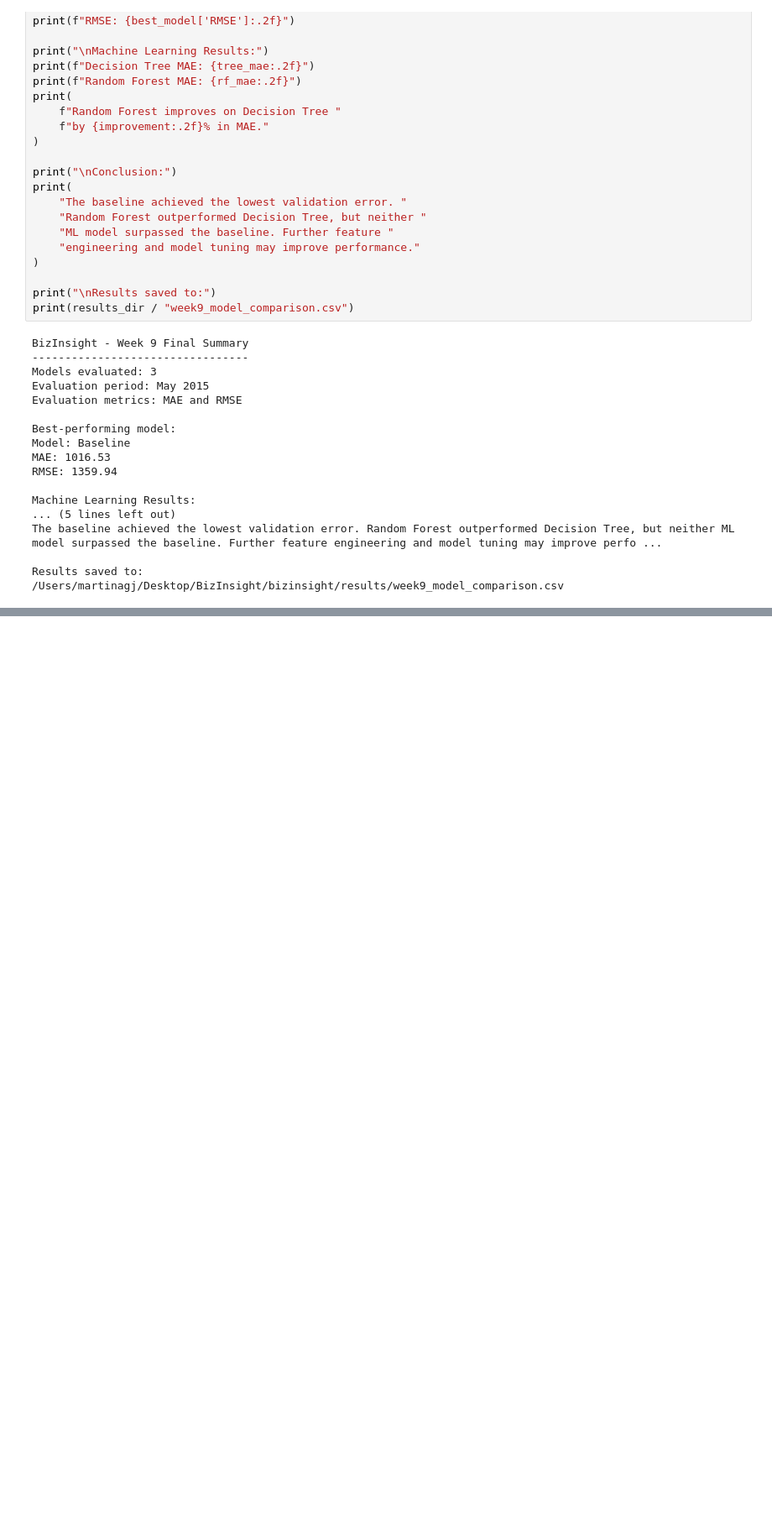
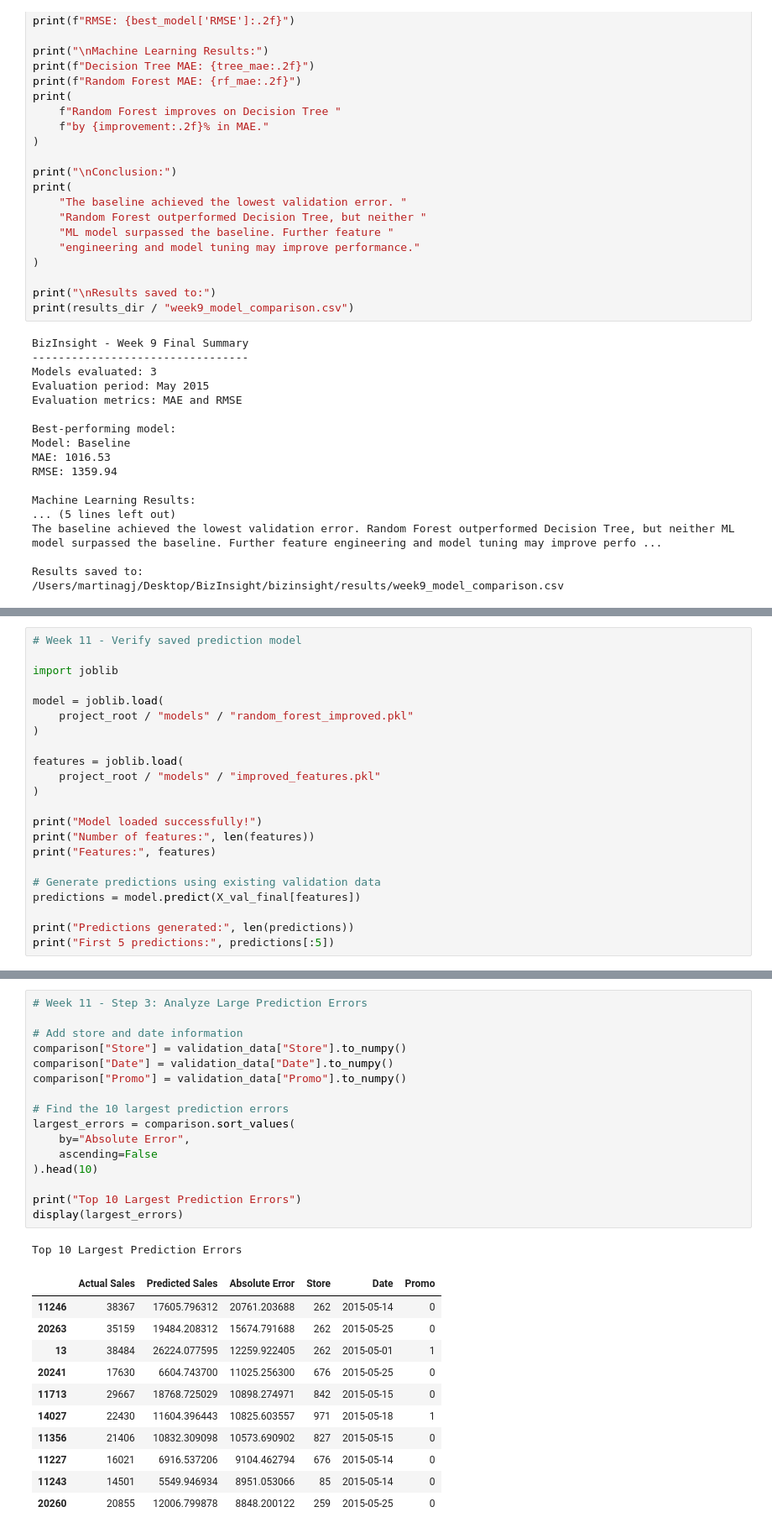
Before and after one commit to BizInsight26/bizinsight, a Jupyter notebook: notebooks/05_ml_experiments.ipynb, the cells around one changed output, grey strips where cells are left out. Shown at 84% size. Drawn from its saved outputs; the diff is of its cells as text; blank space fills up the shorter version.

```diff
--- a/notebooks/05_ml_experiments.ipynb
+++ b/notebooks/05_ml_experiments.ipynb
@@ -377,0 +1124,22 @@ Results saved to:
+# %%
+# Week 11 - Verify saved prediction model
+
+import joblib
+
+model = joblib.load(
+    project_root / "models" / "random_forest_improved.pkl"
+)
+
+features = joblib.load(
+    project_root / "models" / "improved_features.pkl"
+)
+
+print("Model loaded successfully!")
+print("Number of features:", len(features))
+print("Features:", features)
+
+# Generate predictions using existing validation data
+predictions = model.predict(X_val_final[features])
+
+print("Predictions generated:", len(predictions))
+print("First 5 predictions:", predictions[:5])
@@ -377,0 +1201,29 @@ Results saved to:
+# %%
+# Week 11 - Step 3: Analyze Large Prediction Errors
+
+# Add store and date information
+comparison["Store"] = validation_data["Store"].to_numpy()
+comparison["Date"] = validation_data["Date"].to_numpy()
+comparison["Promo"] = validation_data["Promo"].to_numpy()
+
+# Find the 10 largest prediction errors
+largest_errors = comparison.sort_values(
+    by="Absolute Error",
+    ascending=False
+).head(10)
+
+print("Top 10 Largest Prediction Errors")
+display(largest_errors)
+# %% [output]
+Top 10 Largest Prediction Errors
+|  | Actual Sales | Predicted Sales | Absolute Error | Store | Date | Promo |
+| 11246 | 38367 | 17605.796312 | 20761.203688 | 262 | 2015-05-14 | 0 |
+| 20263 | 35159 | 19484.208312 | 15674.791688 | 262 | 2015-05-25 | 0 |
+| 13 | 38484 | 26224.077595 | 12259.922405 | 262 | 2015-05-01 | 1 |
+| 20241 | 17630 | 6604.743700 | 11025.256300 | 676 | 2015-05-25 | 0 |
+| 11713 | 29667 | 18768.725029 | 10898.274971 | 842 | 2015-05-15 | 0 |
+| 14027 | 22430 | 11604.396443 | 10825.603557 | 971 | 2015-05-18 | 1 |
+| 11356 | 21406 | 10832.309098 | 10573.690902 | 827 | 2015-05-15 | 0 |
+| 11227 | 16021 | 6916.537206 | 9104.462794 | 676 | 2015-05-14 | 0 |
+| 11243 | 14501 | 5549.946934 | 8951.053066 | 85 | 2015-05-14 | 0 |
+| 20260 | 20855 | 12006.799878 | 8848.200122 | 259 | 2015-05-25 | 0 |
```
Also changed, not shown: parts of 22 cells of this notebook, 3 other files.
